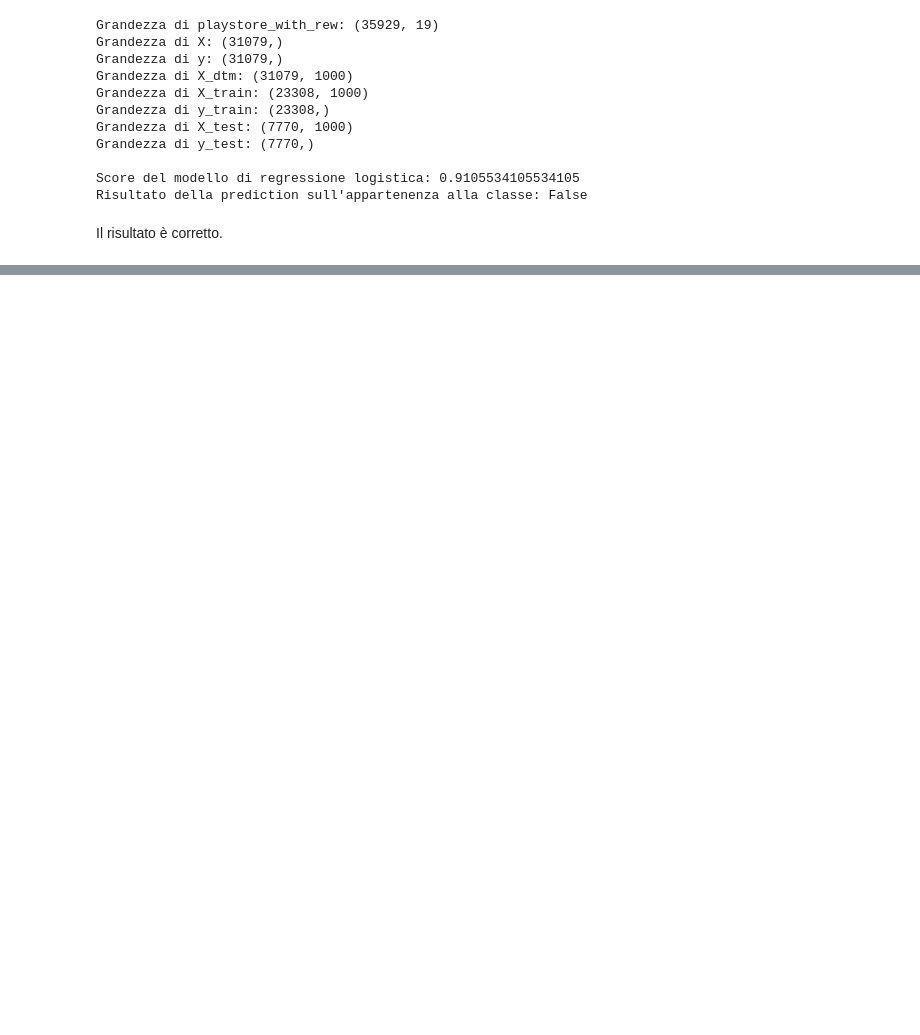
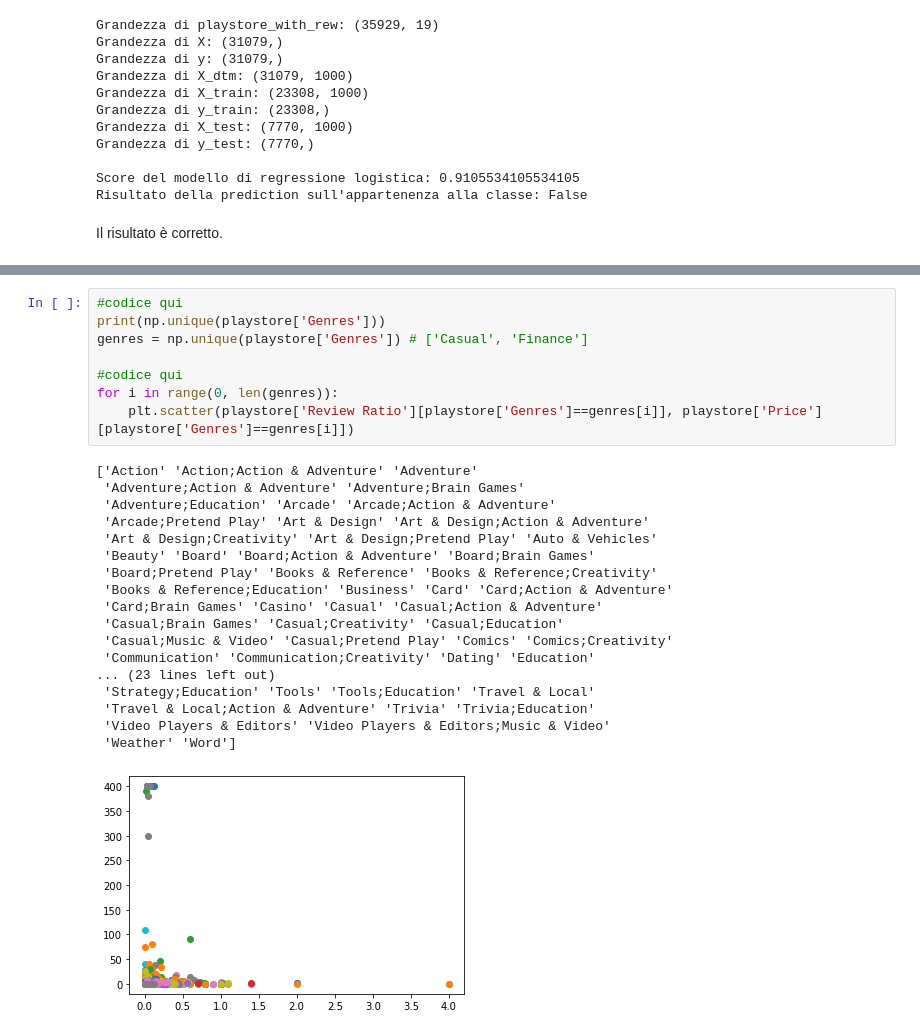
Before and after one commit to LorenzoLaCorte/playstore-analysis, a Jupyter notebook: Notebook a Obiettivi/A. La Corte, Progetto Finale - App Gratuite e App a Pagamento.ipynb, the cells around one changed output, grey strips where cells are left out. Cells and saved outputs as stored; diff of their text form; blank space fills up the shorter version.

```diff
--- a/Notebook a Obiettivi/A. La Corte, Progetto Finale - App Gratuite e App a Pagamento.ipynb
+++ b/Notebook a Obiettivi/A. La Corte, Progetto Finale - App Gratuite e App a Pagamento.ipynb
@@ -828,0 +948,27 @@ Il risultato è corretto.
+# %%
+#codice qui
+print(np.unique(playstore['Genres']))
+genres = np.unique(playstore['Genres']) # ['Casual', 'Finance']
+
+#codice qui
+for i in range(0, len(genres)):
+    plt.scatter(playstore['Review Ratio'][playstore['Genres']==genres[i]], playstore['Price'][playstore['Genres']==genres[i]])
+# %% [output]
+['Action' 'Action;Action & Adventure' 'Adventure'
+ 'Adventure;Action & Adventure' 'Adventure;Brain Games'
+ 'Adventure;Education' 'Arcade' 'Arcade;Action & Adventure'
+ 'Arcade;Pretend Play' 'Art & Design' 'Art & Design;Action & Adventure'
+ 'Art & Design;Creativity' 'Art & Design;Pretend Play' 'Auto & Vehicles'
+ 'Beauty' 'Board' 'Board;Action & Adventure' 'Board;Brain Games'
+ 'Board;Pretend Play' 'Books & Reference' 'Books & Reference;Creativity'
+ 'Books & Reference;Education' 'Business' 'Card' 'Card;Action & Adventure'
+ 'Card;Brain Games' 'Casino' 'Casual' 'Casual;Action & Adventure'
+ 'Casual;Brain Games' 'Casual;Creativity' 'Casual;Education'
+ 'Casual;Music & Video' 'Casual;Pretend Play' 'Comics' 'Comics;Creativity'
+ 'Communication' 'Communication;Creativity' 'Dating' 'Education'
+... (23 lines left out)
+ 'Strategy;Education' 'Tools' 'Tools;Education' 'Travel & Local'
+ 'Travel & Local;Action & Adventure' 'Trivia' 'Trivia;Education'
+ 'Video Players & Editors' 'Video Players & Editors;Music & Video'
+ 'Weather' 'Word']
+[figure, added]
```
Also changed, not shown: parts of 20 cells of this notebook.
